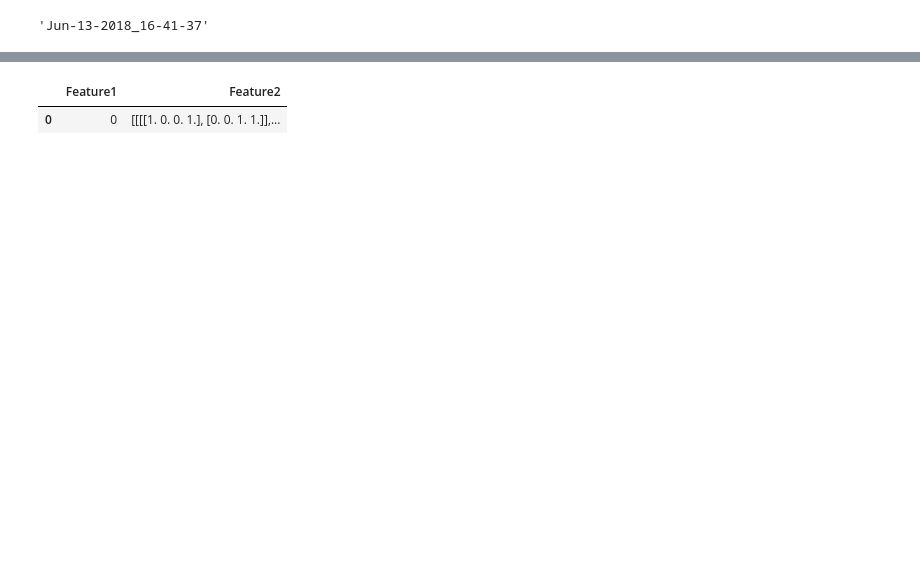
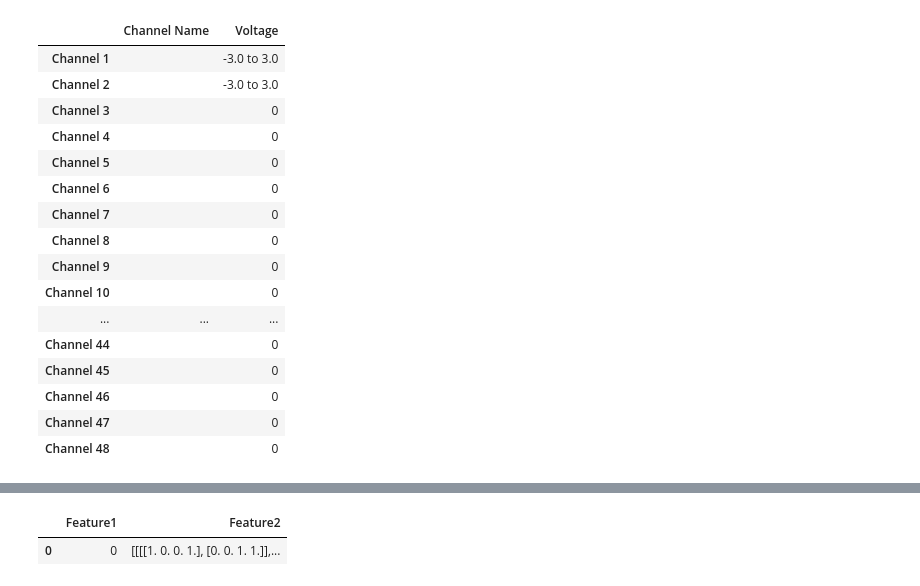
Before and after one commit to dgglab/QDotsPythonCode, a Jupyter notebook: DataBrowsing.ipynb, the cells around one changed output, grey strips where cells are left out. Drawn from its saved outputs; the diff is of its cells as text; code cells hidden in the pictures; blank space fills up the shorter version.

```diff
--- a/DataBrowsing.ipynb
+++ b/DataBrowsing.ipynb
@@ -14,10 +8,26 @@ list_data()
 [interactive output not drawn]
 # %%
-dat = loadnum(3)
+dat = loadnum(151)
 # %%
-dat.name
+dat.state
 # %% [output]
-'Jun-13-2018_16-41-37'
+|  | Channel Name | Voltage |
+| Channel 1 |  | -3.0 to 3.0 |
+| Channel 2 |  | -3.0 to 3.0 |
+| Channel 3 |  | 0 |
+| Channel 4 |  | 0 |
+| Channel 5 |  | 0 |
+| Channel 6 |  | 0 |
+| Channel 7 |  | 0 |
+| Channel 8 |  | 0 |
+| Channel 9 |  | 0 |
+| Channel 10 |  | 0 |
+| ... | ... | ... |
+| Channel 44 |  | 0 |
+| Channel 45 |  | 0 |
+| Channel 46 |  | 0 |
+| Channel 47 |  | 0 |
+| Channel 48 |  | 0 |
 # %%
 %matplotlib notebook
 # %%
```
Also changed, not shown: parts of 2 cells of this notebook, 5 other files.
